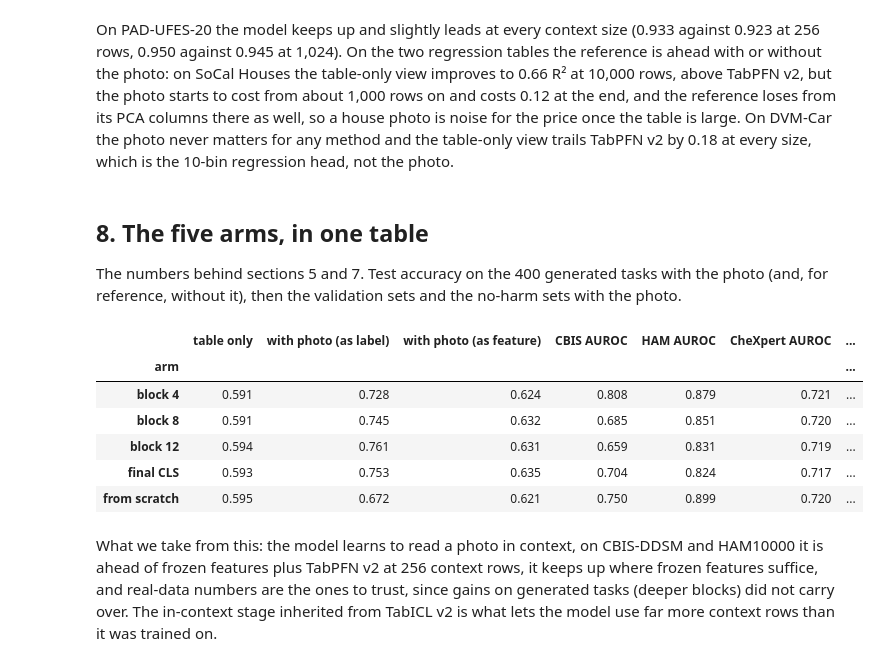
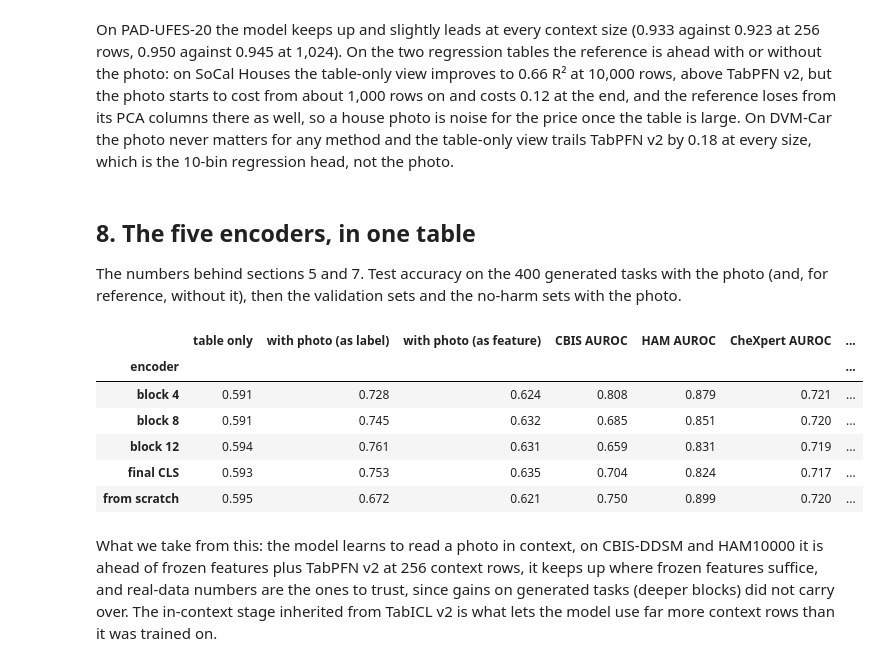
Before and after one commit to loevlie/table-image-icl, a Jupyter notebook: notebooks/results.ipynb, the cells around one changed output. Cells and saved outputs as stored; diff of their text form; code cells hidden in the pictures.

```diff
--- a/notebooks/results.ipynb
+++ b/notebooks/results.ipynb
@@ -60,16 +60,15 @@ columns kept: 7 | hidden column values: [-1.08  2.47  0.18 -0.55  0.41  0.18] |
 
 Four stages; three are TabICL v2's, pretrained on about 82M tables and fine-tuned here at a small learning rate. Column stage: each column's cells attend to each other, so a cell knows its column's distribution. Image side (ours, trained from scratch): the frozen DINOv2 patches of a row go through a small encoder, then a labelled read where they attend to the patches of the 32 nearest context photos and read their labels. Row stage: a row's cells and its patches attend to each other and are pooled into one token. In-context stage: rows attend to rows, test rows read the context labels and score the classes. The released weights are loaded from `checkpoints/block4`.
 # %%
-from table_image_icl.model import load_run
-from table_image_icl.tables import contiguous_codes, prepare_table
+from table_image_icl.model import load_run, contiguous_codes, prepare_table
 from table_image_icl.tasks import Tasks
 from table_image_icl.inputs import inputs_for
 
-model, config = load_run("checkpoints/block4")
+model, _ = load_run("checkpoints/block4")
 for name, module in model.named_children():
     print(f"{name:13s} {sum(p.numel() for p in module.parameters()) / 1e6:6.2f}M", "(TabICL v2, pretrained)" if name == "table" else "(ours)")
 
-tasks = Tasks(cfg, collections, ["eurosat"], ["dtd"], inputs_for("dino", "cpu", block=config["dino_block"]))
+tasks = Tasks(cfg, collections, ["eurosat"], ["dtd"], inputs_for(model.cfg.encoder, "cpu"))
 inputs = tasks.inputs(batch, "cpu", "image")
 n_context = inputs["y_context"].shape[1]
 codes, slots = contiguous_codes(inputs["y_context"])                                # TabICL wants classes numbered 0..k-1
@@ -150,26 +149,26 @@ Deeper, more semantic DINOv2 features win on generated tasks and lose on the rea
 # %%
-arms = {"block 4": "block4", "block 8": "block8", "block 12": "block12", "final CLS": "cls"}
+encoders = {"block 4": "block4", "block 8": "block8", "block 12": "block12", "final CLS": "cls"}
 scratch = {"from\nscratch": "pixels"}
 KEY = "ours, table + image"
 def scores(runs):
     photo = [record(r, "evaluation.json")["by_role"]["label"]["views"]["image"]["accuracy"] for r in runs.values()]
     real = {ds: [benchmark(r)[ds][KEY]["mean"] for r in runs.values()] for ds in VALIDATION}
     return photo, real
-with_photo, real = scores(arms)
+with_photo, real = scores(encoders)
 scratch_photo, scratch_real = scores(scratch)
-table_only = np.mean([record(r, "evaluation.json")["by_role"]["label"]["views"]["no image"]["accuracy"] for r in (arms | scratch).values()])
+table_only = np.mean([record(r, "evaluation.json")["by_role"]["label"]["views"]["no image"]["accuracy"] for r in (encoders | scratch).values()])
 ref = benchmark("block4")
 
 fig, axes = plt.subplots(1, 3, figsize=(13.5, 3.4))
-axes[0].bar(list(arms), with_photo, color="C0"); axes[0].bar(list(scratch), scratch_photo, color="0.6")
+axes[0].bar(list(encoders), with_photo, color="C0"); axes[0].bar(list(scratch), scratch_photo, color="0.6")
 axes[0].axhline(table_only, color="0.3", ls="--", lw=1); axes[0].text(-0.45, table_only + 0.01, "table only", fontsize=8, ha="left", color="0.3")
 axes[0].set_ylim(0.5, max(with_photo) + 0.04); axes[0].set_ylabel("test accuracy with the photo"); axes[0].set_title("generated tasks, photo as label", fontsize=10)
 for ds, mk, c in [("CBIS-DDSM", "o", "C0"), ("HAM10000", "s", "C1"), ("CheXpert", "^", "C2")]:
-    axes[1].plot(list(arms), real[ds], mk + "-", color=c, label=ds); axes[1].plot(list(scratch), scratch_real[ds], mk, color="0.5")
+    axes[1].plot(list(encoders), real[ds], mk + "-", color=c, label=ds); axes[1].plot(list(scratch), scratch_real[ds], mk, color="0.5")
     axes[1].axhline(ref[ds]["TabPFN v2, table + frozen DINOv2 PCA"]["mean"], color=c, ls=":", lw=1); axes[1].axhline(ref[ds]["TabPFN v2, table only"]["mean"], color=c, ls="--", lw=0.8, alpha=0.5)
 axes[1].set_ylabel("AUROC with the photo"); axes[1].legend(frameon=False, fontsize=9); axes[1].set_title("real data: classification", fontsize=10)
 for ds, mk, c in [("Mango Mass", "D", "C3")]:
-    axes[2].plot(list(arms), real[ds], mk + "-", color=c, label=ds); axes[2].plot(list(scratch), scratch_real[ds], mk, color="0.5")
+    axes[2].plot(list(encoders), real[ds], mk + "-", color=c, label=ds); axes[2].plot(list(scratch), scratch_real[ds], mk, color="0.5")
     axes[2].axhline(ref[ds]["TabPFN v2, table + frozen DINOv2 PCA"]["mean"], color=c, ls=":", lw=1); axes[2].axhline(ref[ds]["TabPFN v2, table only"]["mean"], color=c, ls="--", lw=0.8, alpha=0.5)
 axes[2].set_ylabel("R² with the photo"); axes[2].legend(frameon=False, fontsize=9); axes[2].set_title("real data: regression (Mango Mass)", fontsize=10)
 fig.tight_layout(); fig.savefig(f"{OUT}/depth.png", dpi=160, bbox_inches="tight")
@@ -222,19 +221,19 @@ context_figure(NO_HARM, "no-harm", f"{OUT}/noharm_context.png")
 # %% [markdown]
 On PAD-UFES-20 the model keeps up and slightly leads at every context size (0.933 against 0.923 at 256 rows, 0.950 against 0.945 at 1,024). On the two regression tables the reference is ahead with or without the photo: on SoCal Houses the table-only view improves to 0.66 R² at 10,000 rows, above TabPFN v2, but the photo starts to cost from about 1,000 rows on and costs 0.12 at the end, and the reference loses from its PCA columns there as well, so a house photo is noise for the price once the table is large. On DVM-Car the photo never matters for any method and the table-only view trails TabPFN v2 by 0.18 at every size, which is the 10-bin regression head, not the photo.
 # %% [markdown]
-## 8. The five arms, in one table
+## 8. The five encoders, in one table
 
 The numbers behind sections 5 and 7. Test accuracy on the 400 generated tasks with the photo (and, for reference, without it), then the validation sets and the no-harm sets with the photo.
 # %%
 rows = []
-for name, r in (arms | scratch).items():
+for name, r in (encoders | scratch).items():
     e = record(r, "evaluation.json")["by_role"]; m = benchmark(r) | benchmark(r, which="no-harm")
     rows.append([name.replace("\n", " "), round(e["label"]["views"]["no image"]["accuracy"], 3), round(e["label"]["views"]["image"]["accuracy"], 3),
                  round(e["feature"]["views"]["image"]["accuracy"], 3)] + [round(m[ds][KEY]["mean"], 3) for ds in VALIDATION + NO_HARM])
-pd.DataFrame(rows, columns=["arm", "table only", "with photo (as label)", "with photo (as feature)", "CBIS AUROC", "HAM AUROC", "CheXpert AUROC", "Mango R²", "PAD AUROC", "SoCal R²", "DVM-Car R²"]).set_index("arm")
+pd.DataFrame(rows, columns=["encoder", "table only", "with photo (as label)", "with photo (as feature)", "CBIS AUROC", "HAM AUROC", "CheXpert AUROC", "Mango R²", "PAD AUROC", "SoCal R²", "DVM-Car R²"]).set_index("encoder")
 # %% [output]
 |  | table only | with photo (as label) | with photo (as feature) | CBIS AUROC | HAM AUROC | CheXpert AUROC | ... |
-| arm |  |  |  |  |  |  | ... |
+| encoder |  |  |  |  |  |  | ... |
 | block 4 | 0.591 | 0.728 | 0.624 | 0.808 | 0.879 | 0.721 | ... |
 | block 8 | 0.591 | 0.745 | 0.632 | 0.685 | 0.851 | 0.720 | ... |
 | block 12 | 0.594 | 0.761 | 0.631 | 0.659 | 0.831 | 0.719 | ... |
```
Also changed, not shown: parts of 6 cells of this notebook, 33 other files.
